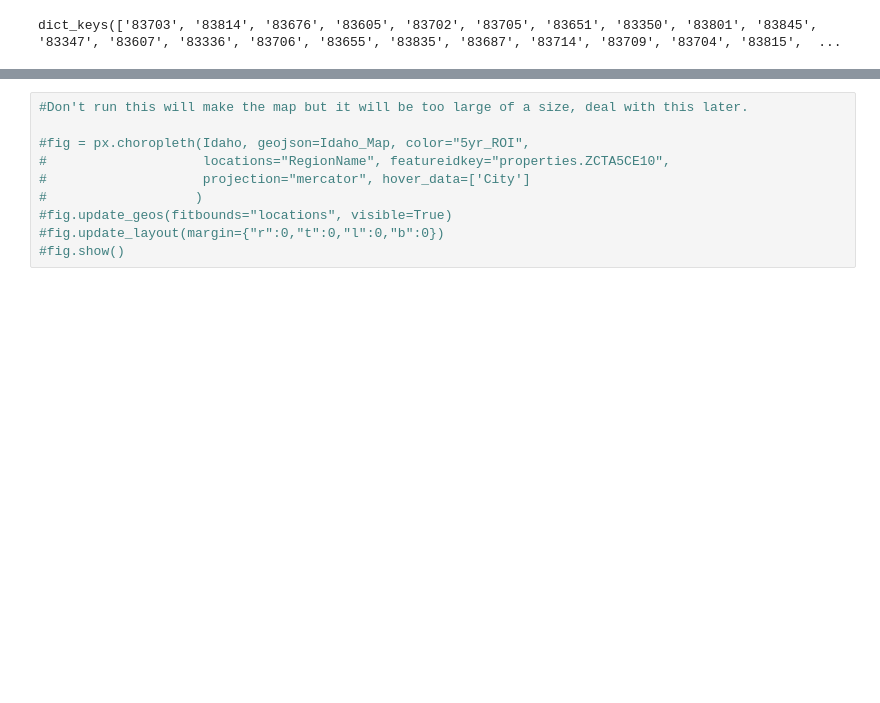
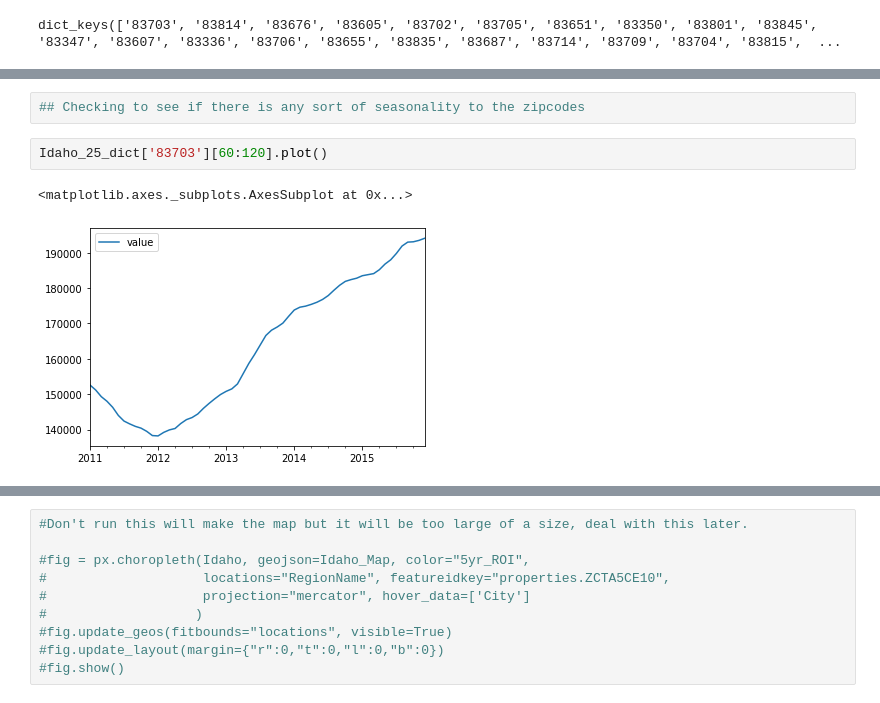
Before and after one commit to stevenkyle2013/ZillowTimeSeries, a Jupyter notebook: Main.ipynb, the cells around one changed output, grey strips where cells are left out. Drawn from its saved outputs; the diff is of its cells as text; blank space fills up the shorter version.

```diff
--- a/Main.ipynb
+++ b/Main.ipynb
@@ -325,0 +333,7 @@ Idaho_25_dict['83703']
+# %%
+## Checking to see if there is any sort of seasonality to the zipcodes
+# %%
+Idaho_25_dict['83703'][60:120].plot()
+# %% [output]
+<matplotlib.axes._subplots.AxesSubplot at 0x...>
+[figure, added]
```
Also changed, not shown: parts of 18 cells of this notebook.
